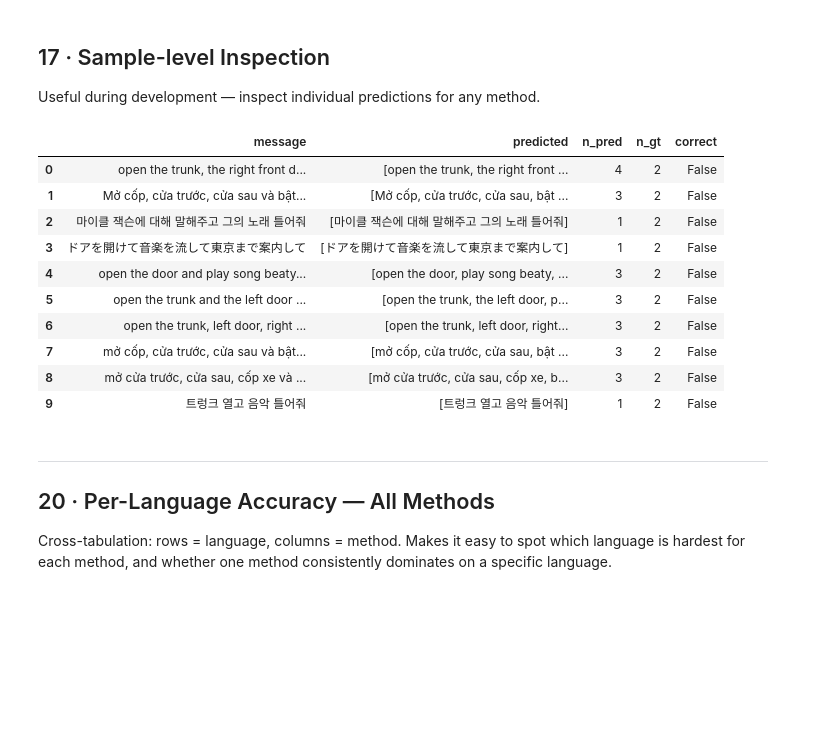
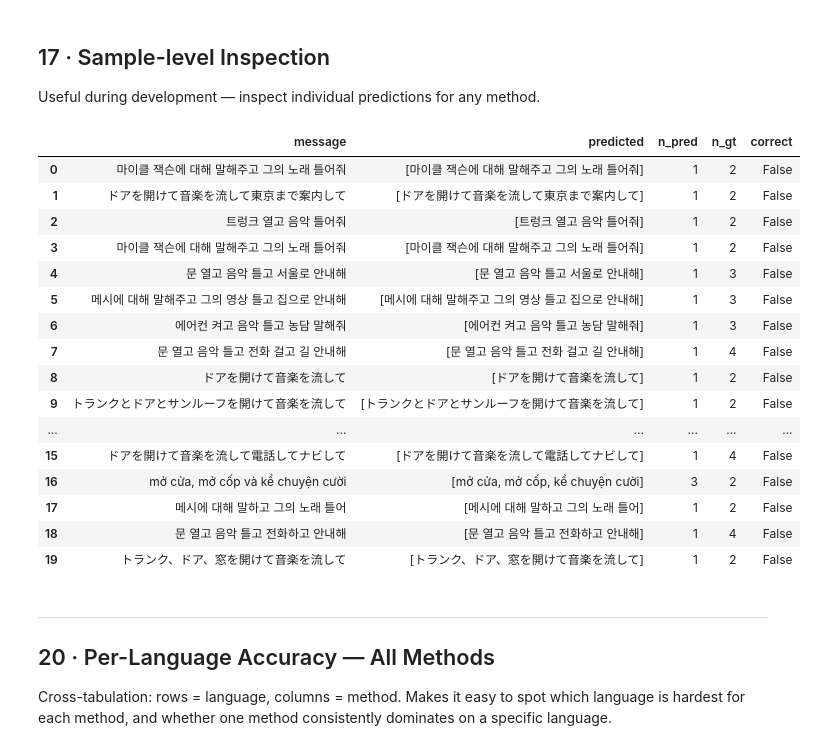
Before and after one commit to mrzaizai2k/few_shot_routing_pipeline, a Jupyter notebook: src/multi_intent_benchmark_v2.ipynb, the cells around one changed output. Drawn from its saved outputs; the diff is of its cells as text; code cells hidden in the pictures; blank space fills up the shorter version.

```diff
--- a/src/multi_intent_benchmark_v2.ipynb
+++ b/src/multi_intent_benchmark_v2.ipynb
@@ -1020,19 +1020,25 @@ def inspect_samples(
     return pd.DataFrame(rows)
 # %%
 # Example: show first 10 errors from method 2
-inspect_samples(result2, no_actions, messages, n=10, only_errors=True)
+inspect_samples(result4, no_actions, messages, n=20, only_errors=True)
 # %% [output]
 |  | message | predicted | n_pred | n_gt | correct |
-| 0 | open the trunk, the right front d... | [open the trunk, the right front ... | 4 | 2 | False |
-| 1 | Mở cốp, cửa trước, cửa sau và bật... | [Mở cốp, cửa trước, cửa sau, bật ... | 3 | 2 | False |
-| 2 | 마이클 잭슨에 대해 말해주고 그의 노래 틀어줘 | [마이클 잭슨에 대해 말해주고 그의 노래 틀어줘] | 1 | 2 | False |
-| 3 | ドアを開けて音楽を流して東京まで案内して | [ドアを開けて音楽を流して東京まで案内して] | 1 | 2 | False |
-| 4 | open the door and play song beaty... | [open the door, play song beaty, ... | 3 | 2 | False |
-| 5 | open the trunk and the left door ... | [open the trunk, the left door, p... | 3 | 2 | False |
-| 6 | open the trunk, left door, right ... | [open the trunk, left door, right... | 3 | 2 | False |
-| 7 | mở cốp, cửa trước, cửa sau và bật... | [mở cốp, cửa trước, cửa sau, bật ... | 3 | 2 | False |
-| 8 | mở cửa trước, cửa sau, cốp xe và ... | [mở cửa trước, cửa sau, cốp xe, b... | 3 | 2 | False |
-| 9 | 트렁크 열고 음악 틀어줘 | [트렁크 열고 음악 틀어줘] | 1 | 2 | False |
+| 0 | 마이클 잭슨에 대해 말해주고 그의 노래 틀어줘 | [마이클 잭슨에 대해 말해주고 그의 노래 틀어줘] | 1 | 2 | False |
+| 1 | ドアを開けて音楽を流して東京まで案内して | [ドアを開けて音楽を流して東京まで案内して] | 1 | 2 | False |
+| 2 | 트렁크 열고 음악 틀어줘 | [트렁크 열고 음악 틀어줘] | 1 | 2 | False |
+| 3 | 마이클 잭슨에 대해 말해주고 그의 노래 틀어줘 | [마이클 잭슨에 대해 말해주고 그의 노래 틀어줘] | 1 | 2 | False |
+| 4 | 문 열고 음악 틀고 서울로 안내해 | [문 열고 음악 틀고 서울로 안내해] | 1 | 3 | False |
+| 5 | 메시에 대해 말해주고 그의 영상 틀고 집으로 안내해 | [메시에 대해 말해주고 그의 영상 틀고 집으로 안내해] | 1 | 3 | False |
+| 6 | 에어컨 켜고 음악 틀고 농담 말해줘 | [에어컨 켜고 음악 틀고 농담 말해줘] | 1 | 3 | False |
+| 7 | 문 열고 음악 틀고 전화 걸고 길 안내해 | [문 열고 음악 틀고 전화 걸고 길 안내해] | 1 | 4 | False |
+| 8 | ドアを開けて音楽を流して | [ドアを開けて音楽を流して] | 1 | 2 | False |
+| 9 | トランクとドアとサンルーフを開けて音楽を流して | [トランクとドアとサンルーフを開けて音楽を流して] | 1 | 2 | False |
+| ... | ... | ... | ... | ... | ... |
+| 15 | ドアを開けて音楽を流して電話してナビして | [ドアを開けて音楽を流して電話してナビして] | 1 | 4 | False |
+| 16 | mở cửa, mở cốp và kể chuyện cười | [mở cửa, mở cốp, kể chuyện cười] | 3 | 2 | False |
+| 17 | 메시에 대해 말하고 그의 노래 틀어 | [메시에 대해 말하고 그의 노래 틀어] | 1 | 2 | False |
+| 18 | 문 열고 음악 틀고 전화하고 안내해 | [문 열고 음악 틀고 전화하고 안내해] | 1 | 4 | False |
+| 19 | トランク、ドア、窓を開けて音楽を流して | [トランク、ドア、窓を開けて音楽を流して] | 1 | 2 | False |
 # %% [markdown]
 ---
 ## 20 · Per-Language Accuracy — All Methods
```
